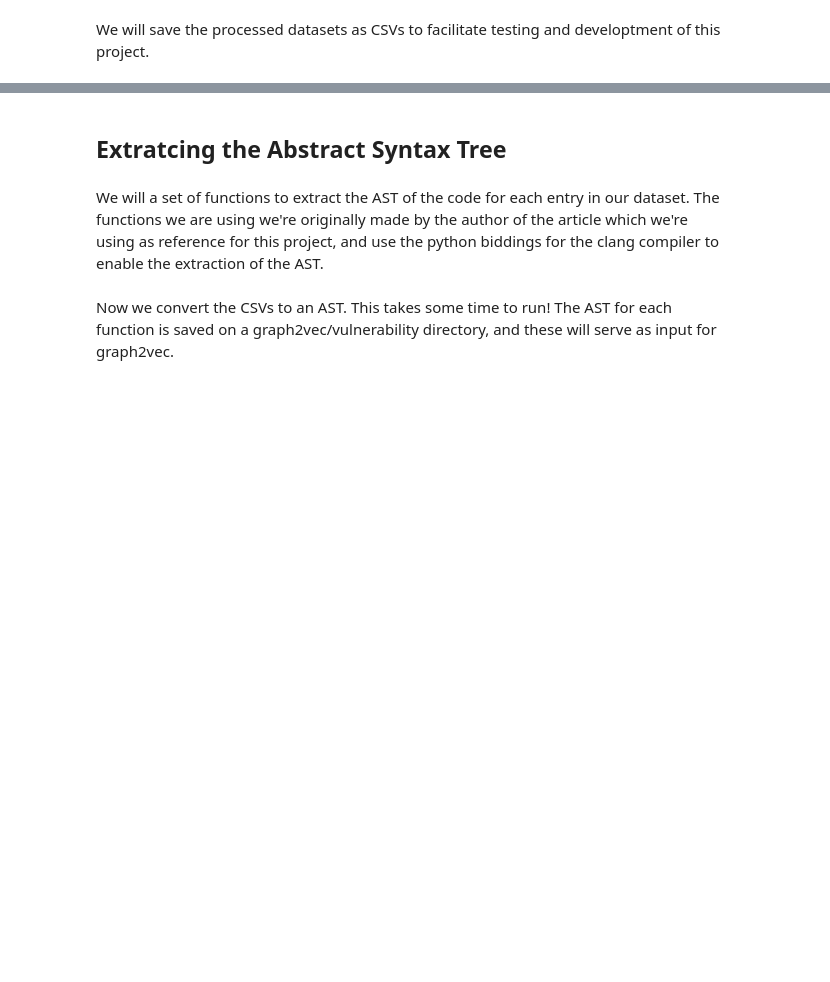
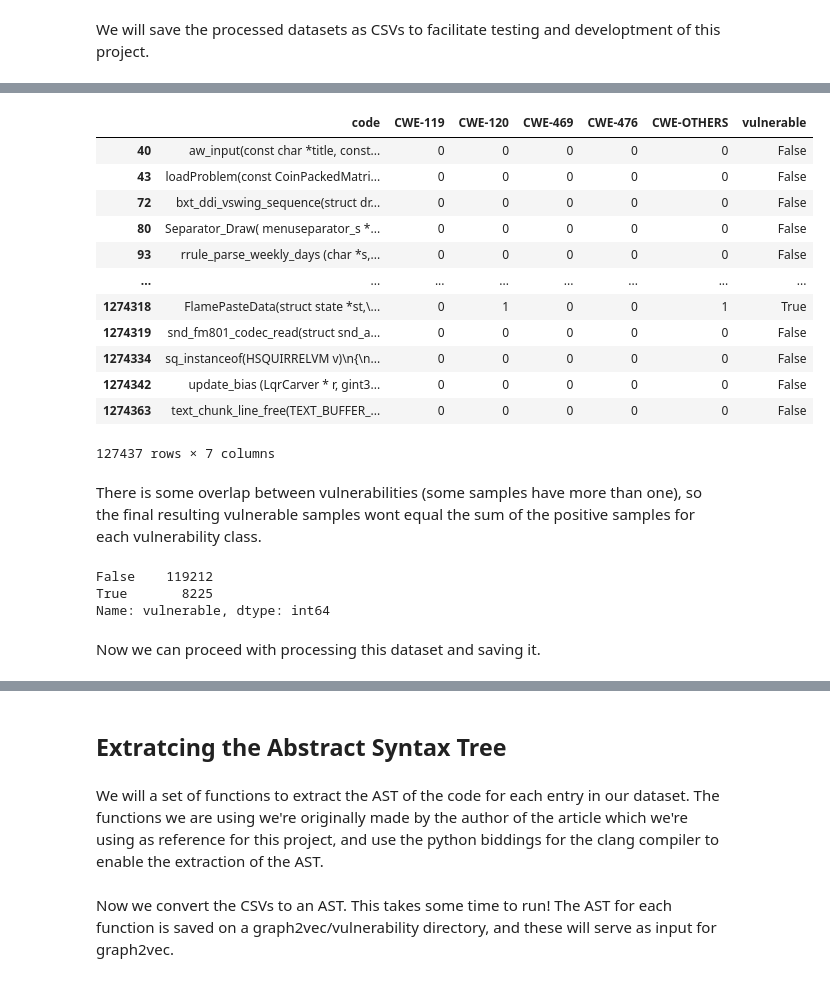
Before and after one commit to Singularitty/AdvancedMachineLearning, a Jupyter notebook: Project/project.ipynb, the cells around one changed output, grey strips where cells are left out. Cells and saved outputs as stored; diff of their text form; code cells hidden in the pictures; blank space fills up the shorter version.

```diff
--- a/Project/project.ipynb
+++ b/Project/project.ipynb
@@ -218,0 +245,37 @@ normalized_CWE_OTHERS.to_csv("./dataset/preprocessed/vdisc_CWE_OTHERS.csv.gz")
+# %%
+split_10['CWE-119'] = split_10['CWE-119'].astype(int)
+split_10['CWE-120'] = split_10['CWE-120'].astype(int)
+split_10['CWE-469'] = split_10['CWE-469'].astype(int)
+split_10['CWE-476'] = split_10['CWE-476'].astype(int)
+split_10['CWE-OTHERS'] = split_10['CWE-OTHERS'].astype(int)
+# %%
+# Sum all the values for each vulnerability column into a single column named "vulnerable"
+split_10['vulnerable'] = split_10[['CWE-119', 'CWE-120', 'CWE-469', 'CWE-476', 'CWE-OTHERS']].sum(axis=1)
+# If value in vulnerable is greater than 0, then turn it into True, else turn it into False
+split_10['vulnerable'] = split_10['vulnerable'].apply(lambda x: True if x > 0 else False)
+# %%
+split_10
+# %% [output]
+|  | code | CWE-119 | CWE-120 | CWE-469 | CWE-476 | CWE-OTHERS | vulnerable |
+| 40 | aw_input(const char *title, const... | 0 | 0 | 0 | 0 | 0 | False |
+| 43 | loadProblem(const CoinPackedMatri... | 0 | 0 | 0 | 0 | 0 | False |
+| 72 | bxt_ddi_vswing_sequence(struct dr... | 0 | 0 | 0 | 0 | 0 | False |
+| 80 | Separator_Draw( menuseparator_s *... | 0 | 0 | 0 | 0 | 0 | False |
+| 93 | rrule_parse_weekly_days (char *s,... | 0 | 0 | 0 | 0 | 0 | False |
+| ... | ... | ... | ... | ... | ... | ... | ... |
+| 1274318 | FlamePasteData(struct state *st,\... | 0 | 1 | 0 | 0 | 1 | True |
+| 1274319 | snd_fm801_codec_read(struct snd_a... | 0 | 0 | 0 | 0 | 0 | False |
+| 1274334 | sq_instanceof(HSQUIRRELVM v)\n{\n... | 0 | 0 | 0 | 0 | 0 | False |
+| 1274342 | update_bias (LqrCarver * r, gint3... | 0 | 0 | 0 | 0 | 0 | False |
+| 1274363 | text_chunk_line_free(TEXT_BUFFER_... | 0 | 0 | 0 | 0 | 0 | False |
+127437 rows × 7 columns
+# %% [markdown]
+There is some overlap between vulnerabilities (some samples have more than one), so the final resulting vulnerable samples wont equal the sum of the positive samples for each vulnerability class.
+# %%
+split_10["vulnerable"].value_counts()
+# %% [output]
+False    119212
+True       8225
+Name: vulnerable, dtype: int64
+# %% [markdown]
+Now we can proceed with processing this dataset and saving it.
```
Also changed, not shown: parts of 62 cells of this notebook.
